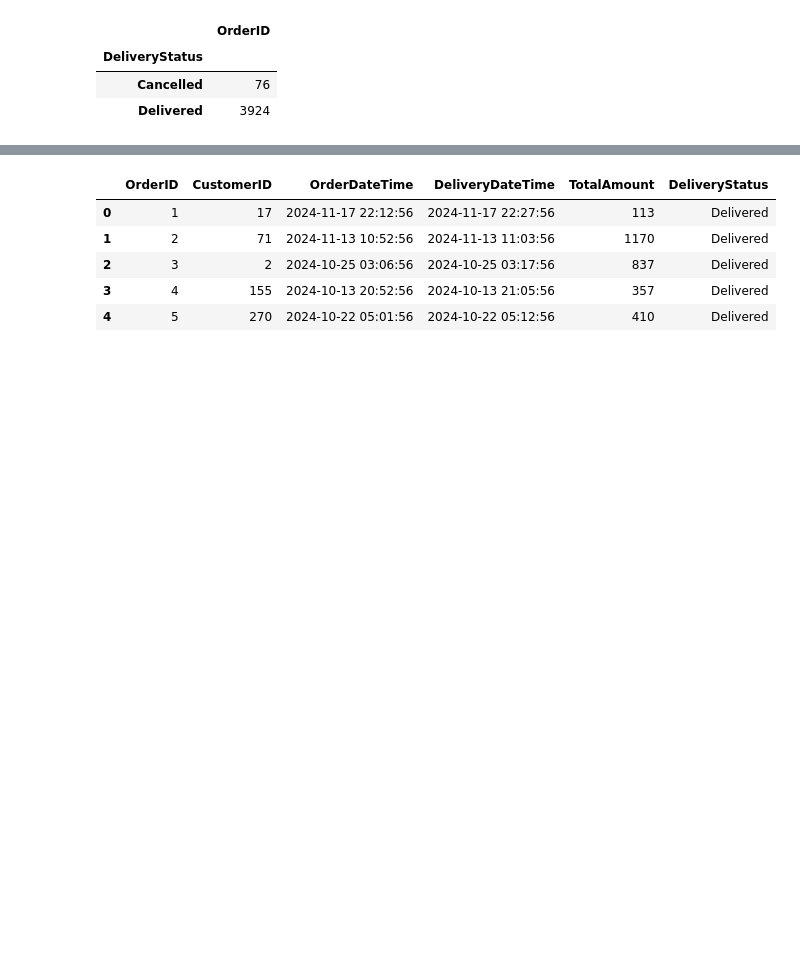
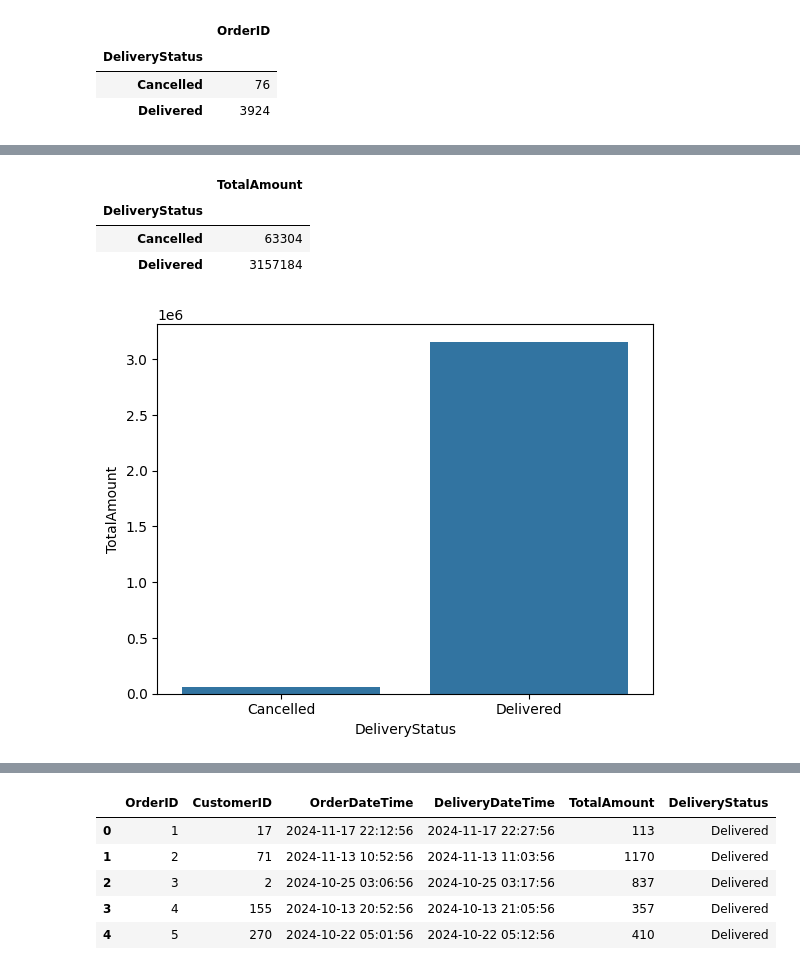
Before and after one commit to Ranjan234/-Descriptive-Statistics-Case-Study, a Jupyter notebook: Swiggy_Instamart.ipynb, the cells around one changed output, grey strips where cells are left out. Cells and saved outputs as stored; diff of their text form; code cells hidden in the pictures; blank space fills up the shorter version.

```diff
--- a/Swiggy_Instamart.ipynb
+++ b/Swiggy_Instamart.ipynb
@@ -243,3 +243,8 @@ order_count
 | DeliveryStatus |  |
 | Cancelled | 76 |
 | Delivered | 3924 |
+# %%
+from os.path import join
+# How much revenue  generated in the city.
+join_orders_customers = pd.merge(orders,customers,on='CustomerID', how ="inner")
+join_orders_customers
@@ -245,0 +285,14 @@ order_count
+# %%
+status = join_orders_customers.groupby('DeliveryStatus').agg({"TotalAmount":"sum"})
+status
+# %% [output]
+|  | TotalAmount |
+| DeliveryStatus |  |
+| Cancelled | 63304 |
+| Delivered | 3157184 |
+# %%
+sns.barplot(x=status.index,y="TotalAmount",data=status)
+plt.title(" ")
+plt.show()
+# %% [output]
+[figure, added]
```
Also changed, not shown: parts of 7 cells of this notebook.
